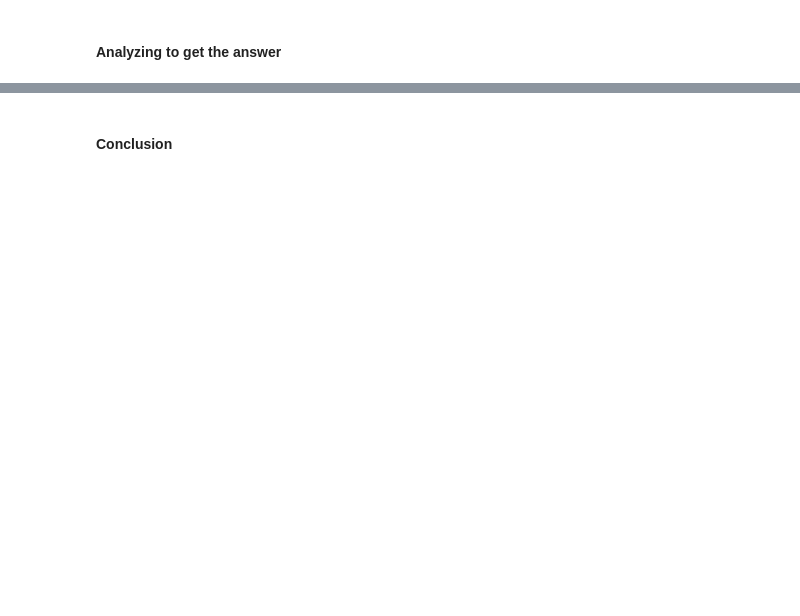
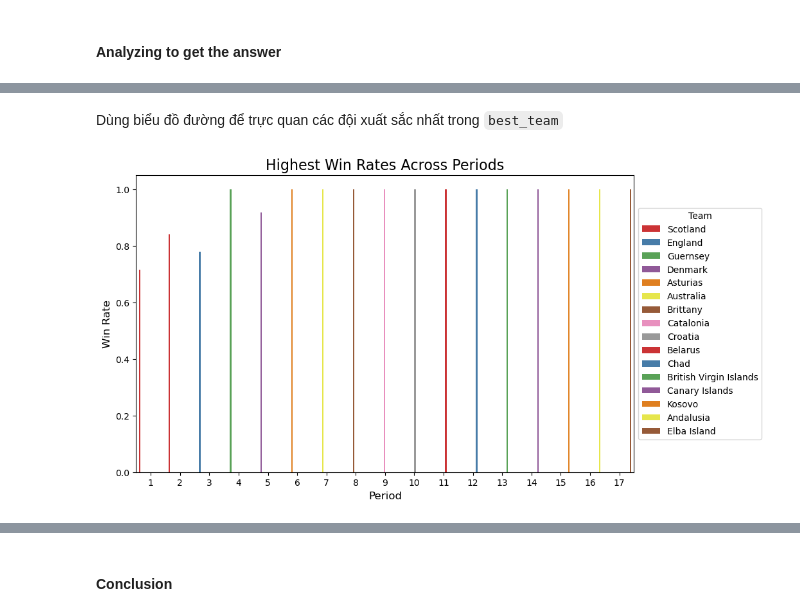
Before and after one commit to trgtanhh04/Programming4DS_Final, a Jupyter notebook: P4S.ipynb, the cells around one changed output, grey strips where cells are left out. Cells and saved outputs as stored; diff of their text form; code cells hidden in the pictures; blank space fills up the shorter version.

```diff
--- a/P4S.ipynb
+++ b/P4S.ipynb
@@ -952,0 +1001,31 @@ Các tác nhân ảnh hưởng:
+# %%
+#Tạo một bảng thống kê số trận thắng cho từng đội trong mỗi giai đoạn
+team_wins = pd.DataFrame(columns=['team', 'period', 'win_count', 'total_matches'])
+
+for period in df2['period'].unique():
+    period_data = df2[df2['period'] == period]
+
+    #Đếm số bàn thắng của mỗi đội
+    home_wins = period_data[period_data['home_team_win']]['home_team'].value_counts()
+    away_wins = period_data[period_data['away_team_win']]['away_team'].value_counts()
+
+    #lưu tổng số trận thắng của các đội (chơi ở vai trò đội nhà và đội khách)
+    wins = home_wins.add(away_wins, fill_value=0)
+
+    #Tổng số trận đấu của các đội chơi (chơi ở vai trò đội nhà và đội khách)
+    total_match = pd.concat([period_data['home_team'], period_data['away_team']]).value_counts()
+
+
+    #Gộp kết quả
+    result = pd.DataFrame({
+        'team': wins.index,
+        'win_count': wins.values,
+        'total_matches': total_match[wins.index].values
+    })
+
+    #Tính tỷ lệ
+    result['win_rate'] = result['win_count'] / result['total_matches']
+    result['period'] = period
+
+    #Tạo dataFrame
+    team_wins = pd.concat([team_wins, result], ignore_index=True)
@@ -952,0 +1034,4 @@ Các tác nhân ảnh hưởng:
+# %%
+index_best_team = team_wins.groupby('period')['win_rate'].idxmax()
+best_team = team_wins.loc[index_best_team]
+best_team
@@ -952,0 +1057,14 @@ Các tác nhân ảnh hưởng:
+# %% [markdown]
+Dùng biểu đồ đường để trực quan các đội xuất sắc nhất trong `best_team`
+# %%
+plt.figure(figsize=(10, 6))
+sns.barplot(data=best_team, x='period', y='win_rate', hue='team', palette='Set1')
+plt.title('Highest Win Rates Across Periods', fontsize=16)
+plt.xlabel('Period', fontsize=12)
+plt.ylabel('Win Rate', fontsize=12)
+
+plt.legend(title='Team', loc='center left', bbox_to_anchor=(1, 0.5), fontsize=10)
+
+plt.show()
+# %% [output]
+[figure, added]
```
Also changed, not shown: parts of 53 cells of this notebook.
